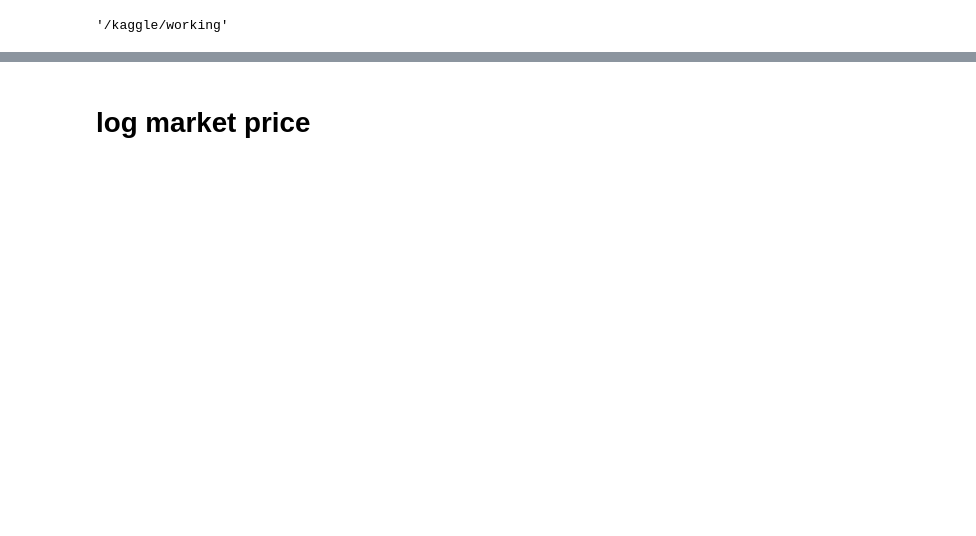
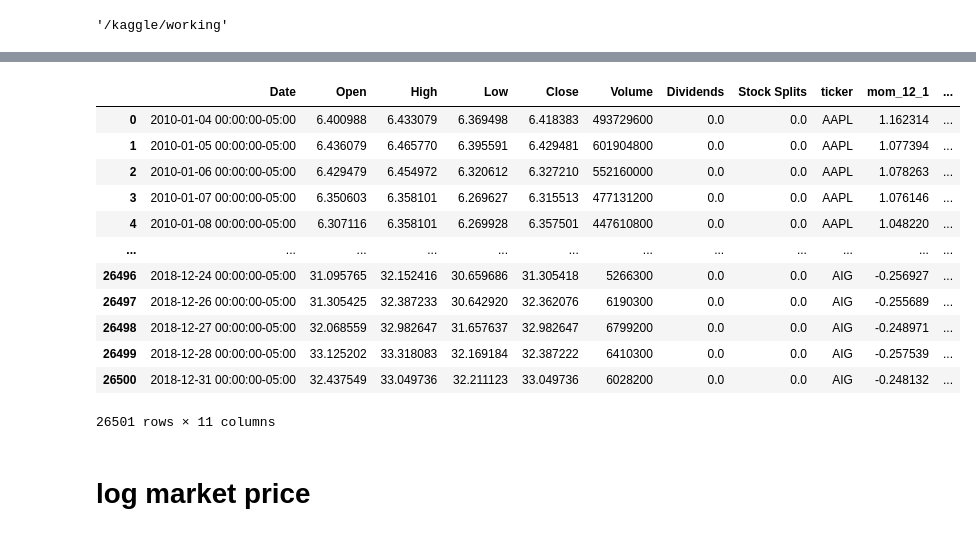
Before and after one commit to brianrp09232000/multimodal-eq-sizing, a Jupyter notebook: compute-momentum-rank.ipynb, the cells around one changed output, grey strips where cells are left out. Cells and saved outputs as stored; diff of their text form; code cells hidden in the pictures; blank space fills up the shorter version.

Commit message:
Kaggle Notebook | compute_momentum_rank

```diff
--- a/compute-momentum-rank.ipynb
+++ b/compute-momentum-rank.ipynb
@@ -125,6 +127,22 @@ def compute_momentum_rank(input_df):
     output_df = pd.merge(input_df, df2, on =['ticker','Date'], how='left')
 
     return output_df
+# %%
+compute_momentum_rank(input_df)
+# %% [output]
+|  | Date | Open | High | Low | Close | Volume | Dividends | Stock Splits | ticker | mom_12_1 | ... |
+| 0 | 2010-01-04 00:00:00-05:00 | 6.400988 | 6.433079 | 6.369498 | 6.418383 | 493729600 | 0.0 | 0.0 | AAPL | 1.162314 | ... |
+| 1 | 2010-01-05 00:00:00-05:00 | 6.436079 | 6.465770 | 6.395591 | 6.429481 | 601904800 | 0.0 | 0.0 | AAPL | 1.077394 | ... |
+| 2 | 2010-01-06 00:00:00-05:00 | 6.429479 | 6.454972 | 6.320612 | 6.327210 | 552160000 | 0.0 | 0.0 | AAPL | 1.078263 | ... |
+| 3 | 2010-01-07 00:00:00-05:00 | 6.350603 | 6.358101 | 6.269627 | 6.315513 | 477131200 | 0.0 | 0.0 | AAPL | 1.076146 | ... |
+| 4 | 2010-01-08 00:00:00-05:00 | 6.307116 | 6.358101 | 6.269928 | 6.357501 | 447610800 | 0.0 | 0.0 | AAPL | 1.048220 | ... |
+| ... | ... | ... | ... | ... | ... | ... | ... | ... | ... | ... | ... |
+| 26496 | 2018-12-24 00:00:00-05:00 | 31.095765 | 32.152416 | 30.659686 | 31.305418 | 5266300 | 0.0 | 0.0 | AIG | -0.256927 | ... |
+| 26497 | 2018-12-26 00:00:00-05:00 | 31.305425 | 32.387233 | 30.642920 | 32.362076 | 6190300 | 0.0 | 0.0 | AIG | -0.255689 | ... |
+| 26498 | 2018-12-27 00:00:00-05:00 | 32.068559 | 32.982647 | 31.657637 | 32.982647 | 6799200 | 0.0 | 0.0 | AIG | -0.248971 | ... |
+| 26499 | 2018-12-28 00:00:00-05:00 | 33.125202 | 33.318083 | 32.169184 | 32.387222 | 6410300 | 0.0 | 0.0 | AIG | -0.257539 | ... |
+| 26500 | 2018-12-31 00:00:00-05:00 | 32.437549 | 33.049736 | 32.211123 | 33.049736 | 6028200 | 0.0 | 0.0 | AIG | -0.248132 | ... |
+26501 rows × 11 columns
 # %%
 # Check n_obs per year per brand
 return_data['year'] = return_data['date'].dt.year
```
Also changed, not shown: parts of 9 cells of this notebook.
